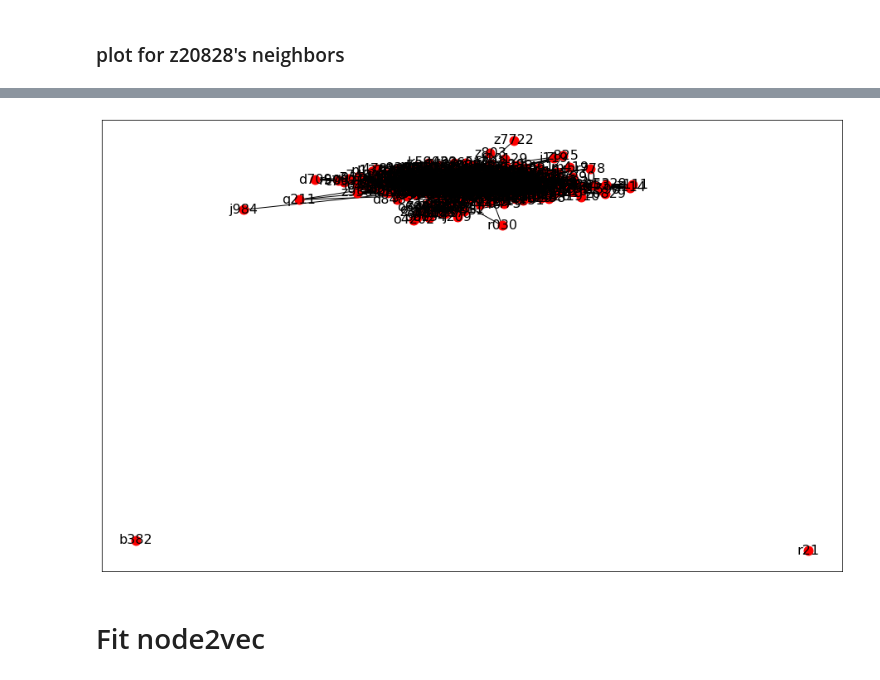
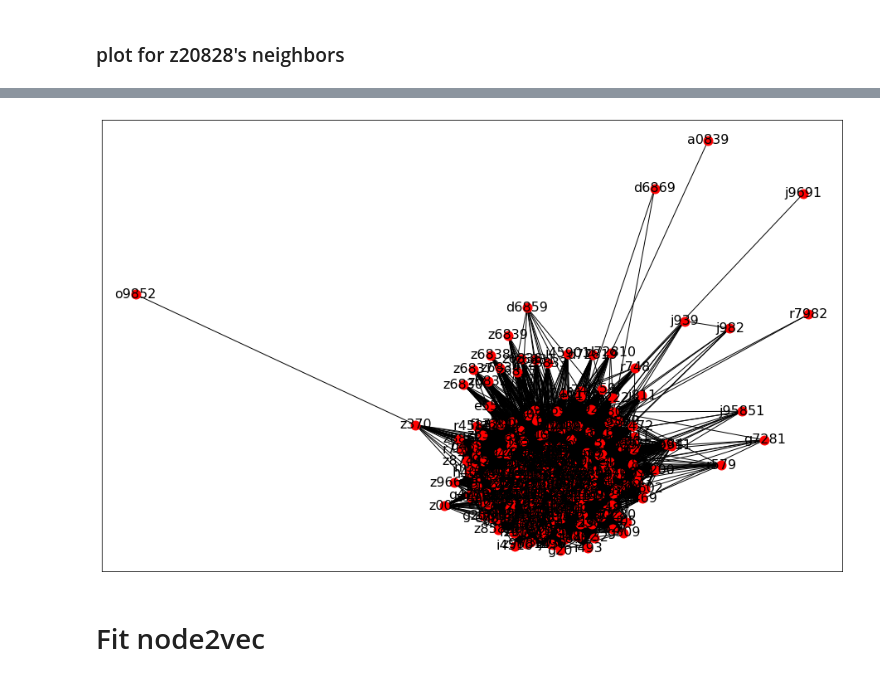
Before and after one commit to jinhangjiang/Covid_DisNet_Project, a Jupyter notebook: scripts/disnet_node2vec.ipynb, the cells around one changed output, grey strips where cells are left out. Drawn from its saved outputs; the diff is of its cells as text; code cells hidden in the pictures.

```diff
--- a/scripts/disnet_node2vec.ipynb
+++ b/scripts/disnet_node2vec.ipynb
@@ -55,7 +79,7 @@ df
 ### graph conversion & info
 # %%
 %%time
-graph=nx.convert_matrix.from_pandas_edgelist(df,source='Source', target='Target', edge_attr=None)
+graph=nx.convert_matrix.from_pandas_edgelist(df,source='Source', target='Target', edge_attr=True)
 graph.name = "Covid DisNet for Edgelist2019_2"
 print(nx.info(graph))
 print("------------------------------------")
@@ -177,7 +143,7 @@ Wall time: 20.4 s
 # %%
 %%time
 plt.figure(figsize=(16, 10))
-Sub = nx.classes.function.induced_subgraph(graph,set(graph.neighbors(n="z20828")))
+Sub = nx.classes.function.induced_subgraph(graph,set(graph.neighbors(n="u071")))
 nx.draw_networkx(Sub,  font_size=16,node_size=120, node_color='red')
 print("----------------------------------------")
 print("Density:",nx.classes.function.density(Sub))
@@ -191,4 +157,4 @@ Wall time: 4.88 s
-[figure, old version]
+[figure, new version]
 # %% [markdown]
 # Fit node2vec
 # %%
```
Also changed, not shown: parts of 15 cells of this notebook.
